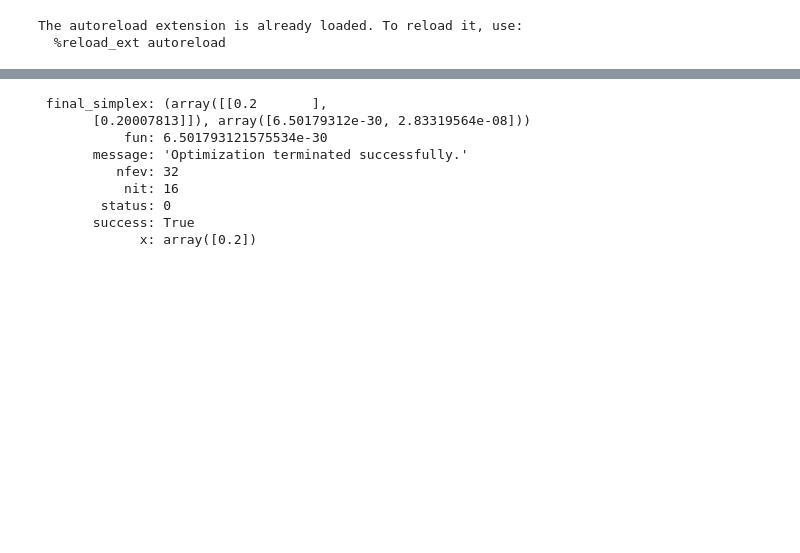
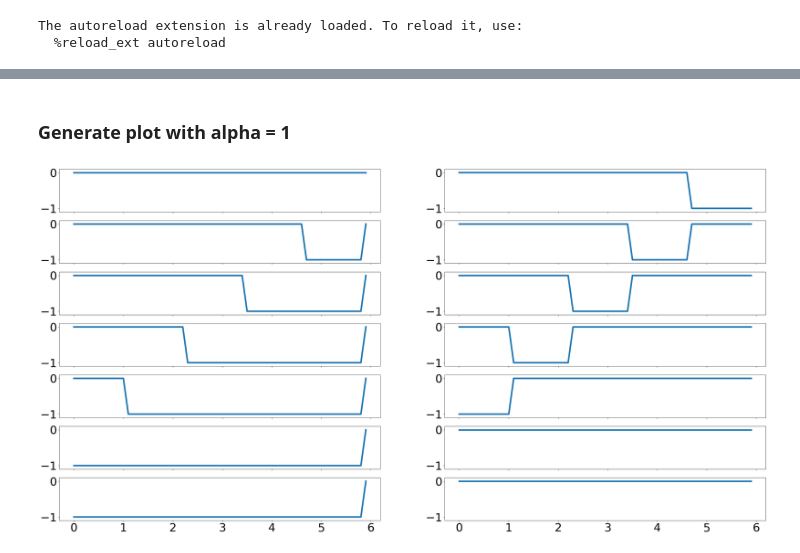
Before and after one commit to pqz317/528_project, a Jupyter notebook: td_model_test.ipynb, the cells around one changed output, grey strips where cells are left out. Cells and saved outputs as stored; diff of their text form; code cells hidden in the pictures; blank space fills up the shorter version.

Commit message:
add analysis and fitting for td_model, rw_model

```diff
--- a/td_model_test.ipynb
+++ b/td_model_test.ipynb
@@ -46,13 +13,19 @@ res = fit_model(stimuli_idxs, rewards, behavior, 0.5)
-# %%
-# show that learning rate gets recovered from model fitting (x param)
-res
-# %% [output]
- final_simplex: (array([[0.2       ],
-       [0.20007813]]), array([6.50179312e-30, 2.83319564e-08]))
-           fun: 6.501793121575534e-30
-       message: 'Optimization terminated successfully.'
-          nfev: 32
-           nit: 16
-        status: 0
-       success: True
-             x: array([0.2])
+# %%
+stimuli_idxs = np.zeros(20).astype(int)
+rewards = np.ones(20) * -1
+# %% [markdown]
+### Generate plot with alpha = 1
+# %%
+model = calc_values_for_td_model(alpha=1, k=12, gamma=1, stimuli_idxs=stimuli_idxs, rewards=rewards)
+
+# num trials, num timesteps, num stim
+plt.rcParams.update({'font.size': 36})
+fig, ax = plt.subplots(7, 2, figsize=(40, 20), sharex=True)
+for i in range(7):
+    time = np.arange(0, 6, 0.1)
+    ax[i, 0].plot(time, model.values[i, :, 0], linewidth=5)
+    ax[i, 0].set_ylim((-1.1, 0.1))
+    ax[i, 1].plot(time, model.rpes[i, :, 0], linewidth=5)
+    ax[i, 1].set_ylim((-1.1, 0.1))
+# %% [output]
+[figure, added]
```
Also changed, not shown: parts of 10 cells of this notebook, 7 other files.
